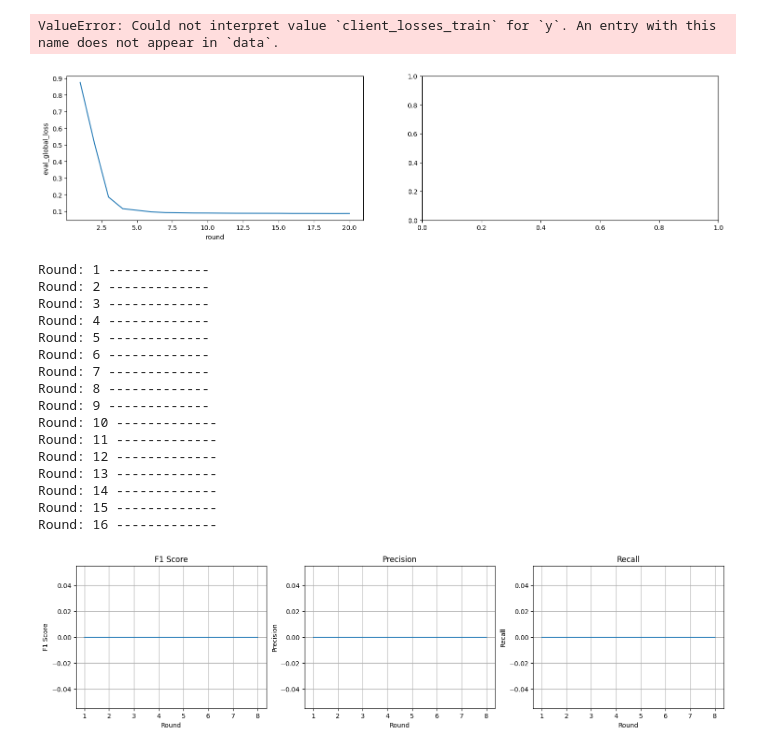
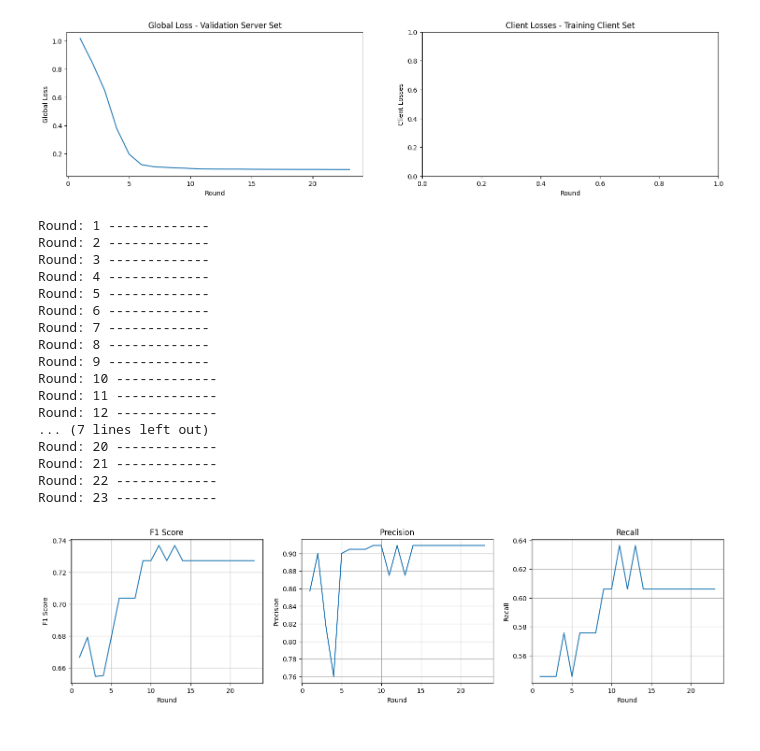
Before and after one commit to GabrielTalasso/log_ad_llm_fl, a Jupyter notebook: analysing_federated.ipynb, the cells around one changed output. Cells and saved outputs as stored; diff of their text form; code cells hidden in the pictures.

Commit message:
uploading modifications and results

```diff
--- a/analysing_federated.ipynb
+++ b/analysing_federated.ipynb
@@ -13,21 +10,28 @@ df_detect_results = pd.read_csv('detection_returning_model_loading.csv')
+# %%
+#sim_name = 'first_experiment'
+sim_name = 'bigger_experiment_3'
+sim_name = 'lr_schedule'
+sim_name = 'lr_schedule_cosine'
+
+df_results = pd.read_csv(f'results_{sim_name}.csv')
+df_detect_results = pd.read_csv(f'detection_{sim_name}.csv')
 # %%
 fig, axs = plt.subplots(1, 2, figsize=(18, 4))
 
 sns.lineplot(x='round', y='eval_global_loss', data=df_results, ax=axs[0])
-sns.lineplot(x='round', y='client_losses_train', data=df_results, ax=axs[1])
+#sns.lineplot(x='round', y='client_losses_train', data=df_results, ax=axs[0], label='Train')
 
 axs[0].set_title('Global Loss - Validation Server Set')
 axs[0].set_xlabel('Round')
 axs[0].set_ylabel('Global Loss')
 
 axs[1].set_title('Client Losses - Training Client Set')
 axs[1].set_xlabel('Round')
 axs[1].set_ylabel('Client Losses')
 
 plt.show()
 # %% [output]
-ValueError: Could not interpret value `client_losses_train` for `y`. An entry with this name does not appear in `data`.
-[figure, old version]
+[figure, new version]
 # %%
 
 rounds = df_detect_results['round'].unique()
@@ -55,7 +59,6 @@ for round in rounds:
             best_f1 = f1
             best_th = th
 
-
     df['pred'] = df['accuracy'] < best_th
     df['pred'] = df['pred'].astype(int)
 
@@ -85,10 +88,11 @@ Round: 9 -------------
 Round: 10 -------------
 Round: 11 -------------
 Round: 12 -------------
-Round: 13 -------------
-Round: 14 -------------
-Round: 15 -------------
-Round: 16 -------------
+... (7 lines left out)
+Round: 20 -------------
+Round: 21 -------------
+Round: 22 -------------
+Round: 23 -------------
 # %%
 #trhee subplots
 
@@ -112,4 +116,4 @@ axs[2].set_ylabel('Recall')
 for ax in axs:
     ax.grid(True)
 # %% [output]
-[figure, old version]
+[figure, new version]
```
Also changed, not shown: parts of 2 cells of this notebook, 14 other files.
